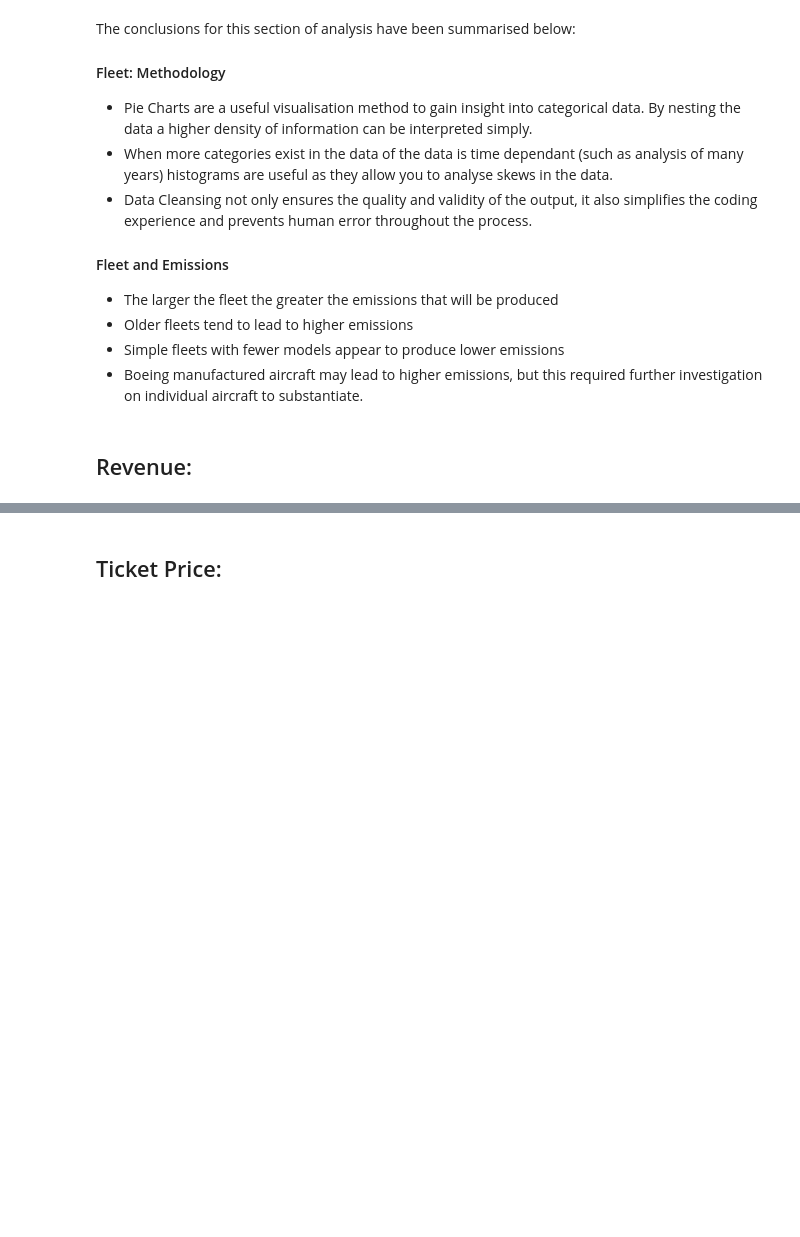
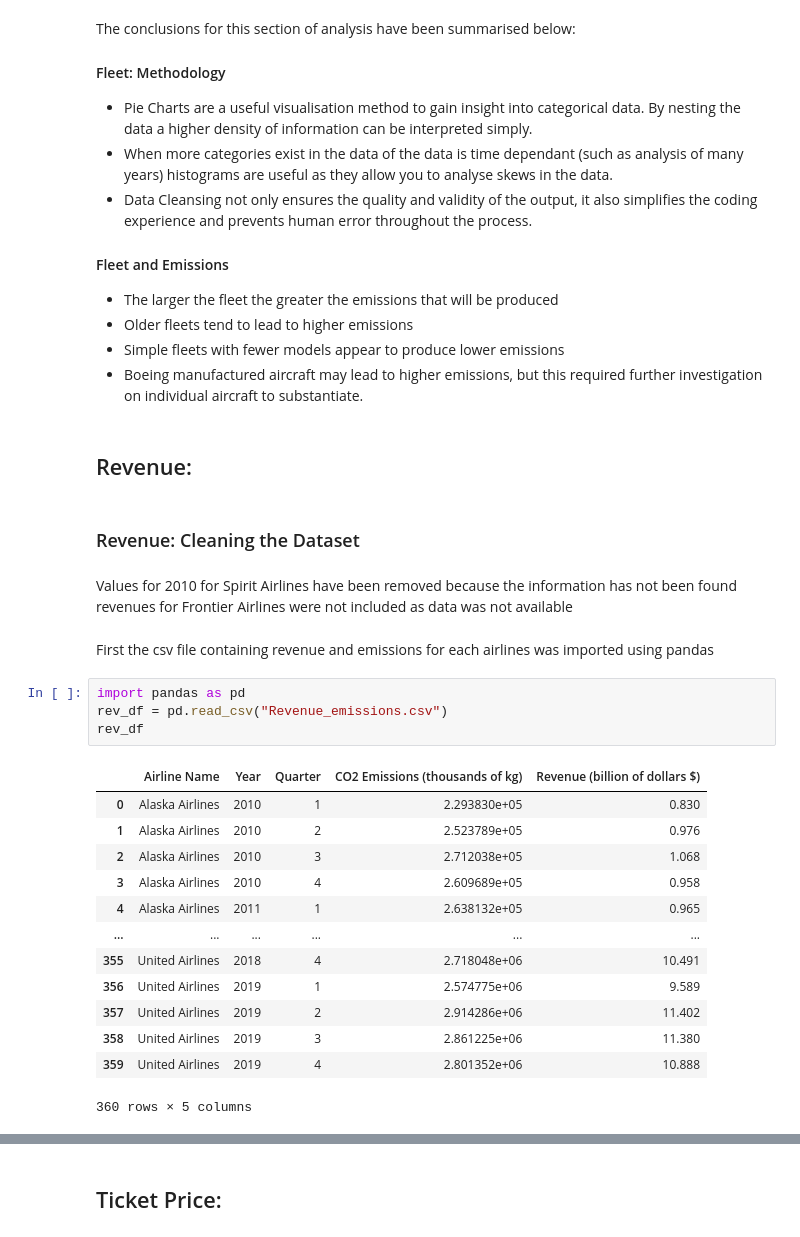
Before and after one commit to GenevaKirwan/CFG-Airline-Project, a Jupyter notebook: ProjectCode.ipynb, the cells around one changed output, grey strips where cells are left out. Cells and saved outputs as stored; diff of their text form; blank space fills up the shorter version.

```diff
--- a/ProjectCode.ipynb
+++ b/ProjectCode.ipynb
@@ -477,3 +451,28 @@ The conclusions for this section of analysis have been summarised below:
 * Boeing manufactured aircraft may lead to higher emissions, but this required further investigation on individual aircraft to substantiate.
 # %% [markdown]
 ## Revenue:
+# %% [markdown]
+### Revenue: Cleaning the Dataset
+# %% [markdown]
+Values for 2010 for Spirit Airlines have been removed because the information has not been found
+revenues for Frontier Airlines were not included as data was not available
+# %% [markdown]
+First the csv file containing revenue and emissions for each airlines was imported using pandas
+# %%
+import pandas as pd
+rev_df = pd.read_csv("Revenue_emissions.csv")
+rev_df
+# %% [output]
+|  | Airline Name | Year | Quarter | CO2 Emissions (thousands of kg) | Revenue (billion of dollars $) |
+| 0 | Alaska Airlines | 2010 | 1 | 2.293830e+05 | 0.830 |
+| 1 | Alaska Airlines | 2010 | 2 | 2.523789e+05 | 0.976 |
+| 2 | Alaska Airlines | 2010 | 3 | 2.712038e+05 | 1.068 |
+| 3 | Alaska Airlines | 2010 | 4 | 2.609689e+05 | 0.958 |
+| 4 | Alaska Airlines | 2011 | 1 | 2.638132e+05 | 0.965 |
+| ... | ... | ... | ... | ... | ... |
+| 355 | United Airlines | 2018 | 4 | 2.718048e+06 | 10.491 |
+| 356 | United Airlines | 2019 | 1 | 2.574775e+06 | 9.589 |
+| 357 | United Airlines | 2019 | 2 | 2.914286e+06 | 11.402 |
+| 358 | United Airlines | 2019 | 3 | 2.861225e+06 | 11.380 |
+| 359 | United Airlines | 2019 | 4 | 2.801352e+06 | 10.888 |
+360 rows × 5 columns
```
Also changed, not shown: parts of 20 cells of this notebook, 1 other file.
